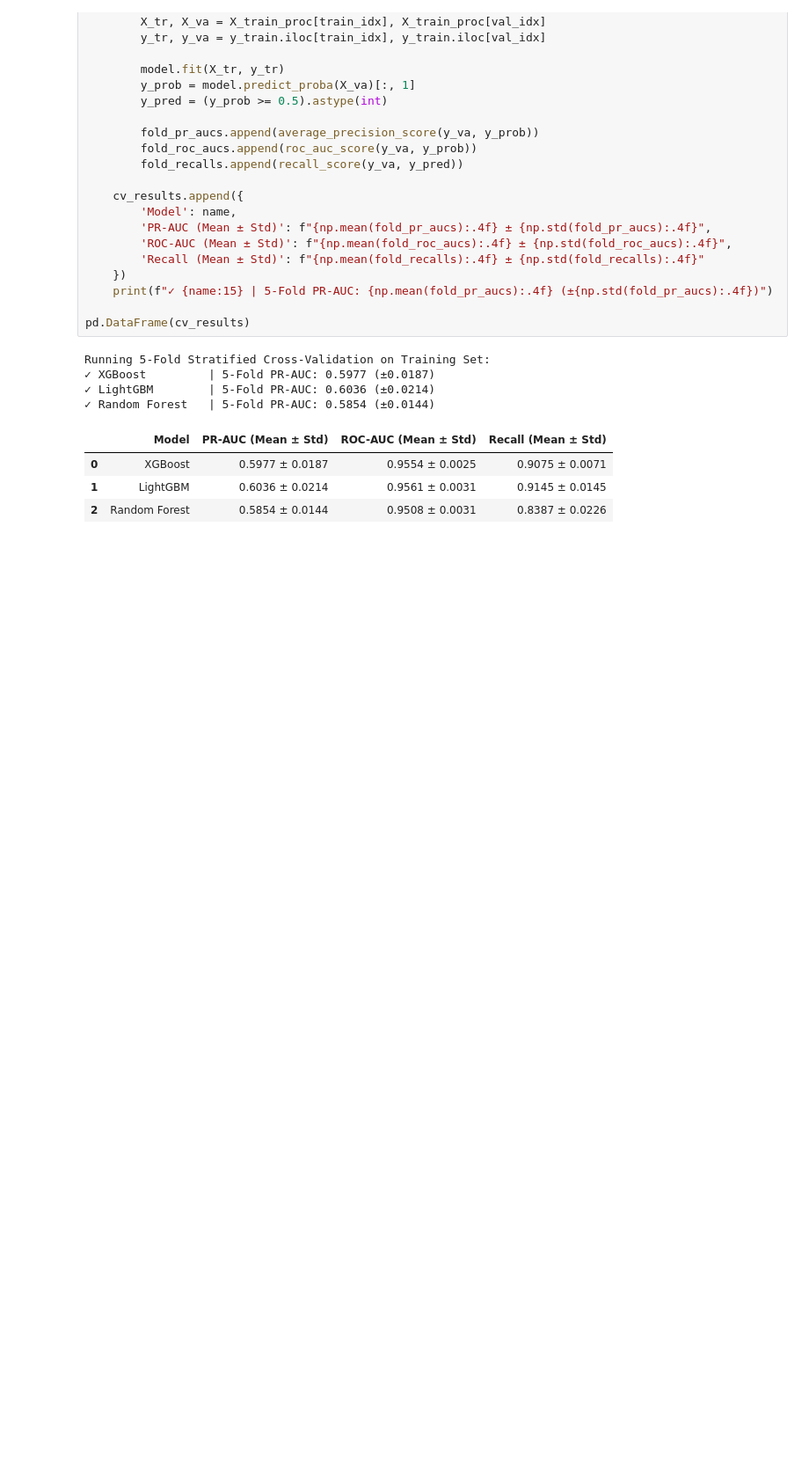
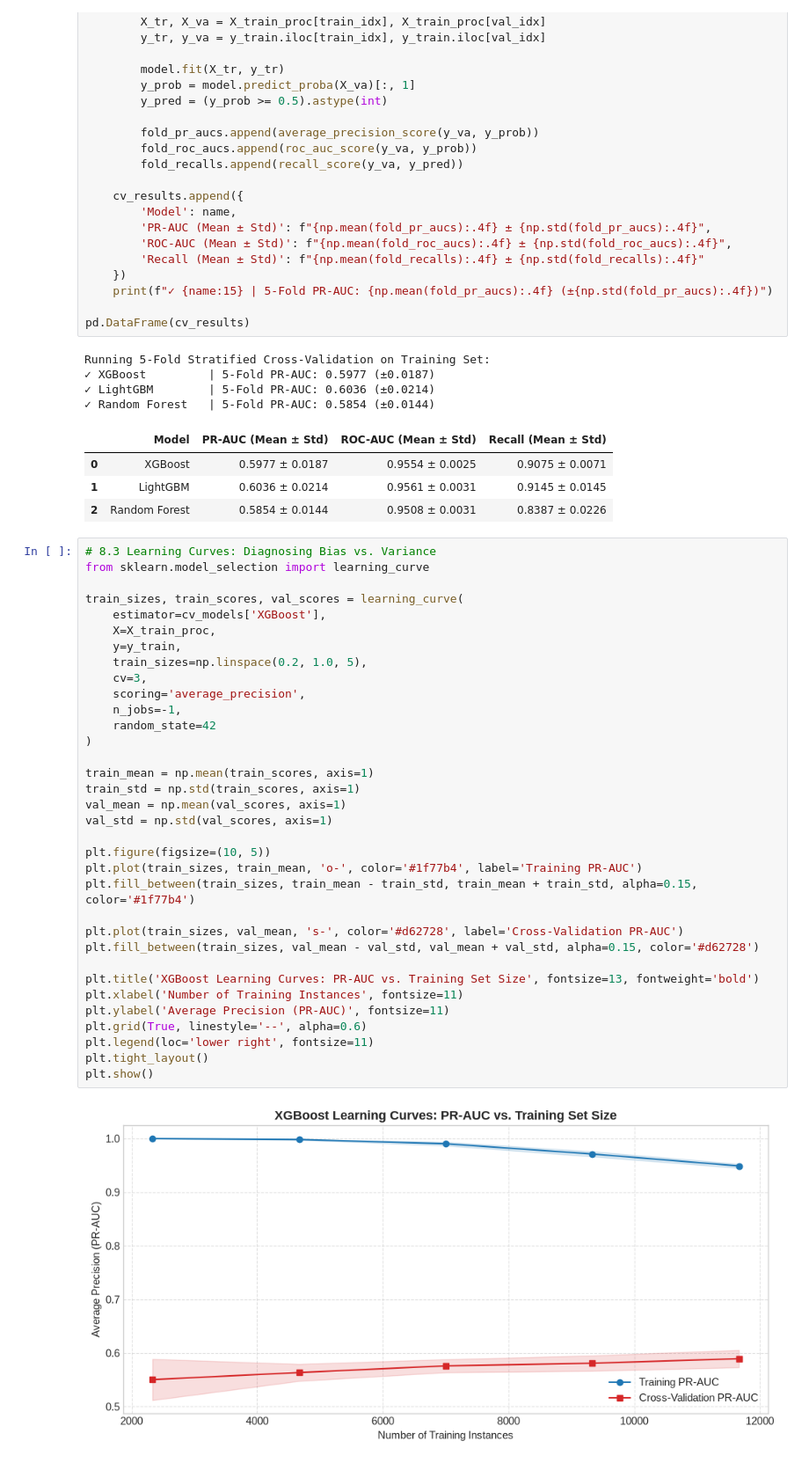
Before and after one commit to GamithaGimhana/FloodSentinel, a Jupyter notebook: notebooks/flood_prediction_sri_lanka.ipynb, the cells around one changed output. Shown at 88% size. Drawn from its saved outputs; the diff is of its cells as text; blank space fills up the shorter version.

Commit message:
Add XGBoost learning curves for bias-variance diagnosis

```diff
--- a/notebooks/flood_prediction_sri_lanka.ipynb
+++ b/notebooks/flood_prediction_sri_lanka.ipynb
@@ -896,3 +896,39 @@ Running 5-Fold Stratified Cross-Validation on Training Set:
 | 0 | XGBoost | 0.5977 ± 0.0187 | 0.9554 ± 0.0025 | 0.9075 ± 0.0071 |
 | 1 | LightGBM | 0.6036 ± 0.0214 | 0.9561 ± 0.0031 | 0.9145 ± 0.0145 |
 | 2 | Random Forest | 0.5854 ± 0.0144 | 0.9508 ± 0.0031 | 0.8387 ± 0.0226 |
+# %%
+# 8.3 Learning Curves: Diagnosing Bias vs. Variance
+from sklearn.model_selection import learning_curve
+
+train_sizes, train_scores, val_scores = learning_curve(
+    estimator=cv_models['XGBoost'],
+    X=X_train_proc,
+    y=y_train,
+    train_sizes=np.linspace(0.2, 1.0, 5),
+    cv=3,
+    scoring='average_precision',
+    n_jobs=-1,
+    random_state=42
+)
+
+train_mean = np.mean(train_scores, axis=1)
+train_std = np.std(train_scores, axis=1)
+val_mean = np.mean(val_scores, axis=1)
+val_std = np.std(val_scores, axis=1)
+
+plt.figure(figsize=(10, 5))
+plt.plot(train_sizes, train_mean, 'o-', color='#1f77b4', label='Training PR-AUC')
+plt.fill_between(train_sizes, train_mean - train_std, train_mean + train_std, alpha=0.15, color='#1f77b4')
+
+plt.plot(train_sizes, val_mean, 's-', color='#d62728', label='Cross-Validation PR-AUC')
+plt.fill_between(train_sizes, val_mean - val_std, val_mean + val_std, alpha=0.15, color='#d62728')
+
+plt.title('XGBoost Learning Curves: PR-AUC vs. Training Set Size', fontsize=13, fontweight='bold')
+plt.xlabel('Number of Training Instances', fontsize=11)
+plt.ylabel('Average Precision (PR-AUC)', fontsize=11)
+plt.grid(True, linestyle='--', alpha=0.6)
+plt.legend(loc='lower right', fontsize=11)
+plt.tight_layout()
+plt.show()
+# %% [output]
+[figure, added]
```
